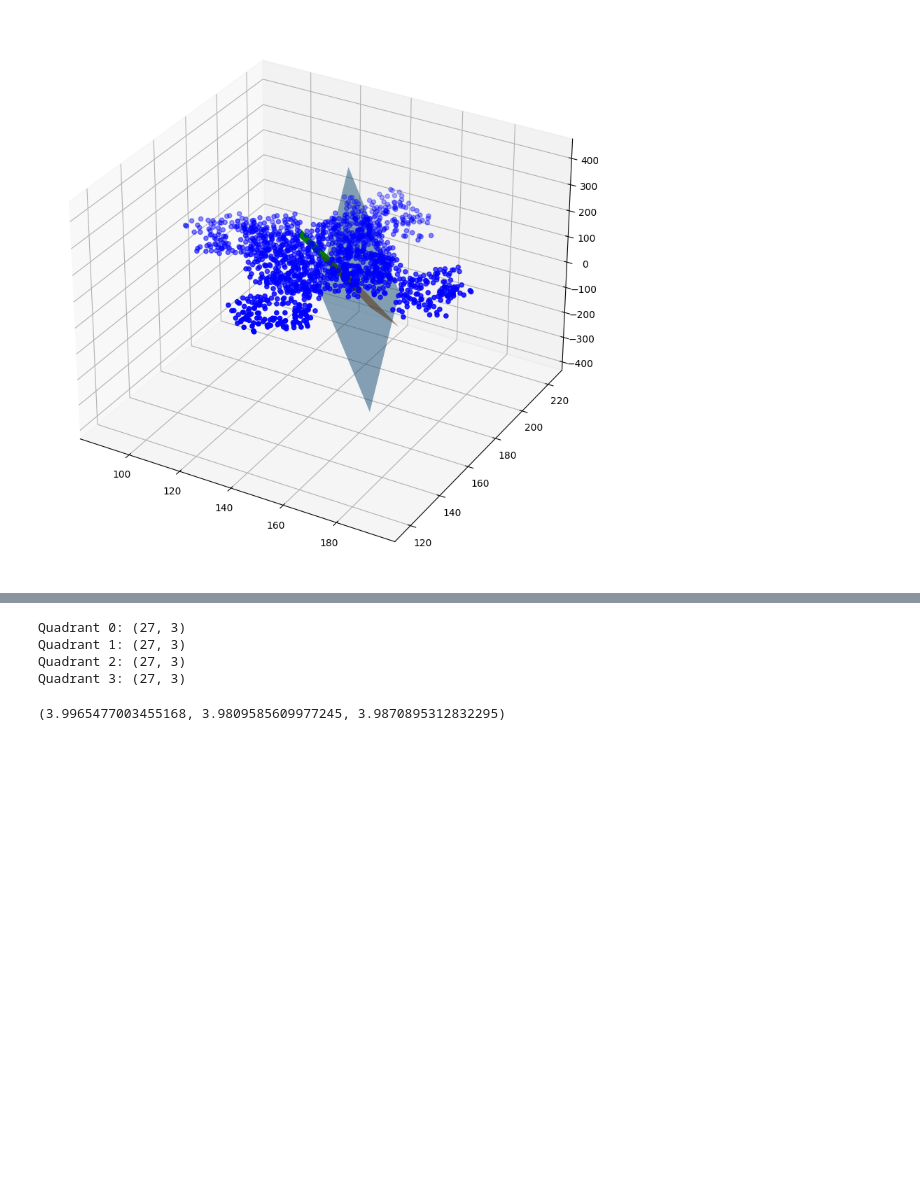
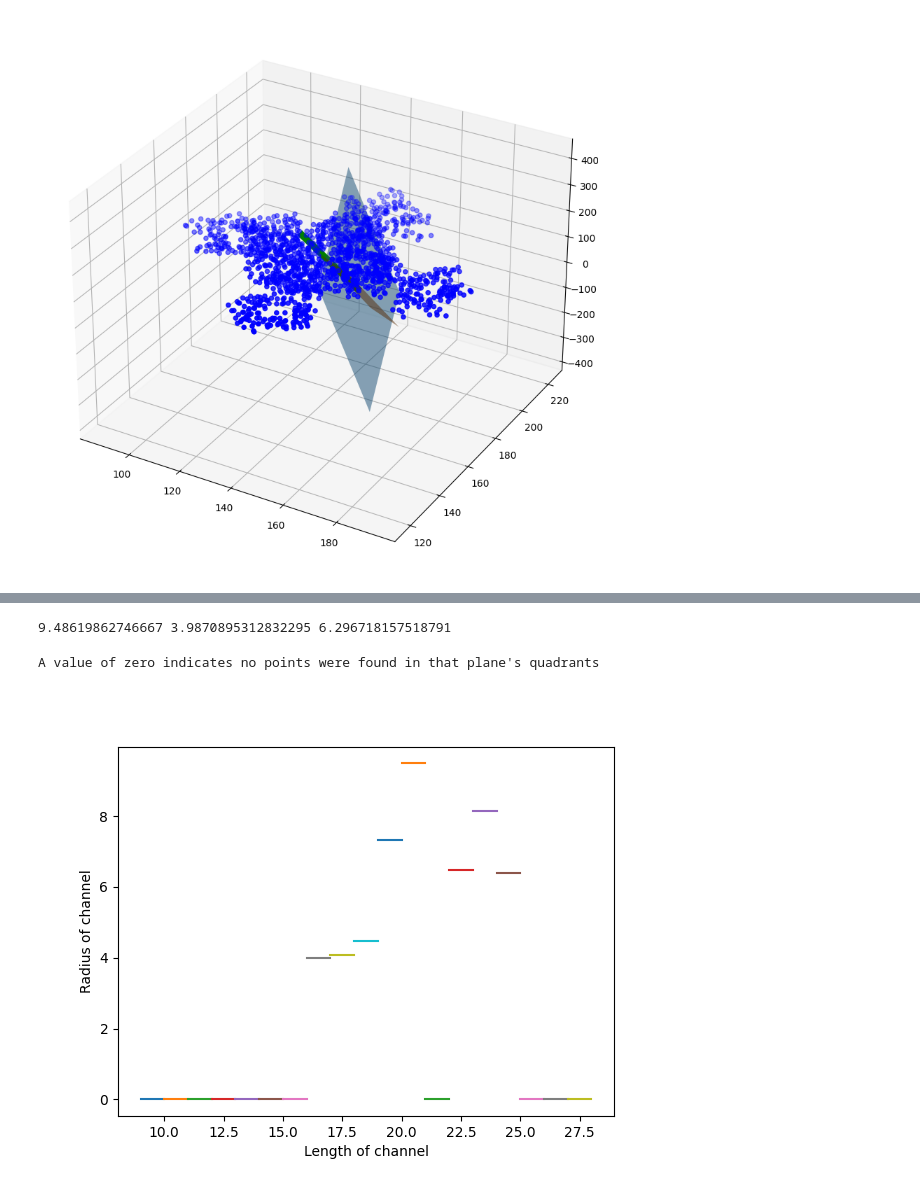
Before and after one commit to jackkellerk/cse407, a Jupyter notebook: UTIL/featureExtraction.ipynb, the cells around one changed output, grey strips where cells are left out. Drawn from its saved outputs; the diff is of its cells as text; code cells hidden in the pictures; blank space fills up the shorter version.

Commit message:
fixed quadrant atom finding

```diff
--- a/UTIL/featureExtraction.ipynb
+++ b/UTIL/featureExtraction.ipynb
@@ -113,22 +164,15 @@ quadrant_1, quadrant_2, quadrant_3, quadrant_4 = np.array(quadrant_1), np.array(
-# %%
-# The shapes of the quadrants are the same, as expected.
-
-for index, quadrant in enumerate([quadrant_1, quadrant_2, quadrant_3, quadrant_4]):
-    print("Quadrant " + str(index) + ": " + str(quadrant.shape))
-# %% [output]
-Quadrant 0: (27, 3)
-Quadrant 1: (27, 3)
-Quadrant 2: (27, 3)
-Quadrant 3: (27, 3)
 # %%
 # For each line segment,
 # For each quadrant, find the atom closest to the line.
 # Using the four atoms identified, calculate the channel's average radius length, maximum radius length, and minimum radius length.
 radii = []
-for segment in range():
+for segment in quadrants:
 
     avg_radius = 0
-    for quadrant in [quadrant_1, quadrant_2, quadrant_3, quadrant_4]:
+    for quadrant in segment:
+        if len(quadrant) < 1:
+            continue
+
         smallest_radius = np.min([line.distance_point(atom) for atom in quadrant])
         avg_radius += smallest_radius
 
@@ -136,12 +180,25 @@ for segment in range():
     radii.append(avg_radius)
 
 # These are features from the channel
-max_radius = np.max(radii)
-min_radius = np.min(radii)
-avg_radius = np.mean(radii)
+max_radius = np.max([value for value in radii if value > 0])
+min_radius = np.min([value for value in radii if value > 0])
+avg_radius = np.mean([value for value in radii if value > 0])
+
+print(max_radius, min_radius, avg_radius)
+# %% [output]
+9.48619862746667 3.9870895312832295 6.296718157518791
-# %%
-# Interestingly, these values are not the same
-
-max_radius, min_radius, avg_radius
-# %% [output]
-(3.9965477003455168, 3.9809585609977245, 3.9870895312832295)
+# %%
+fig, ax = plt.subplots()
+
+distance_between_planes = int(orthogonal_planes[0].point.distance_point(orthogonal_planes[-1].point) / orthogonal_planes.shape[0])
+
+for i in range(len(radii)):
+    ax.plot((i + distance_between_planes, (i + 1) + distance_between_planes), (radii[i], radii[i]))
+
+print("A value of zero indicates no points were found in that plane's quadrants")
+ax.set_xlabel("Length of channel")
+ax.set_ylabel("Radius of channel")
+plt.show()
+# %% [output]
+A value of zero indicates no points were found in that plane's quadrants
+[figure, added]
```
Also changed, not shown: parts of 4 cells of this notebook.
